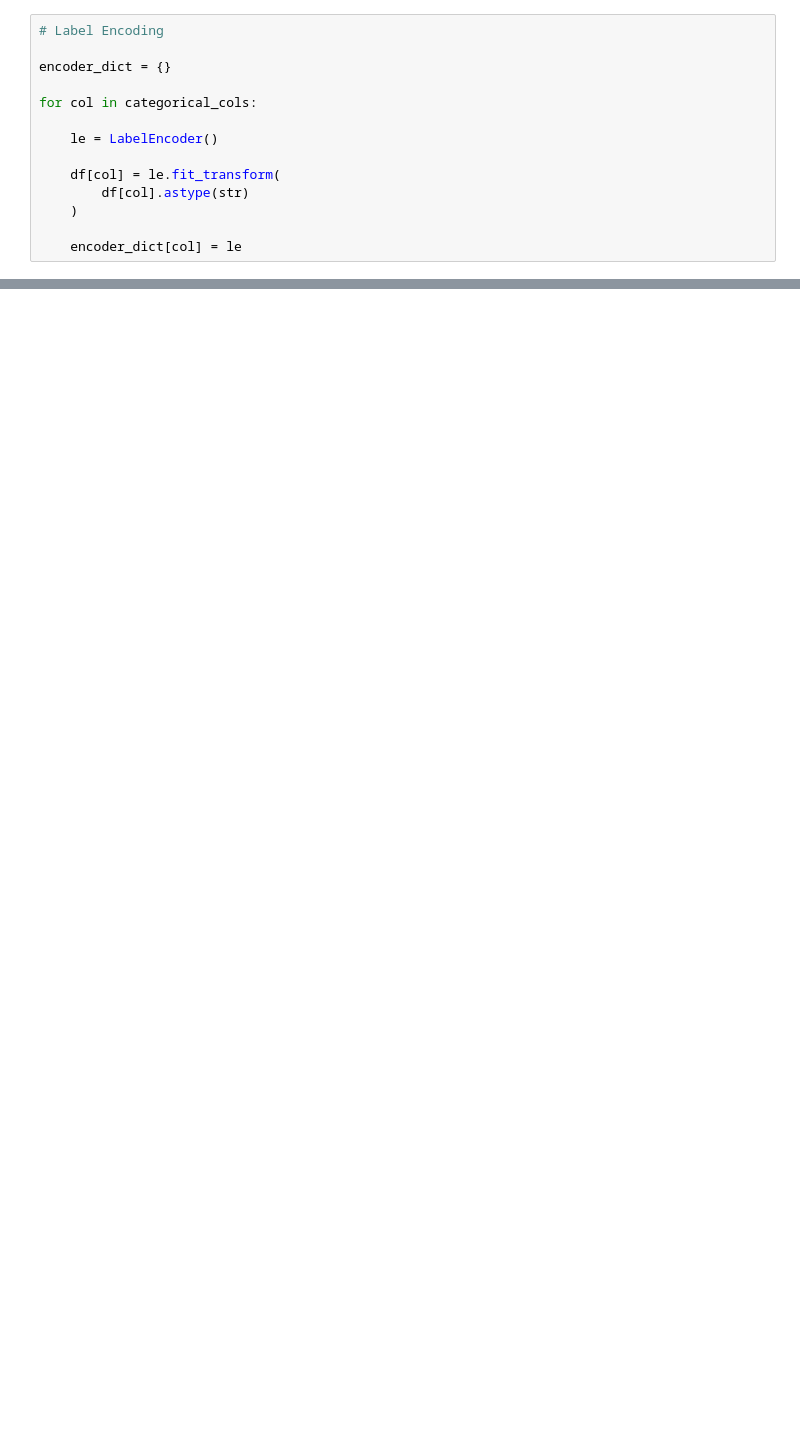
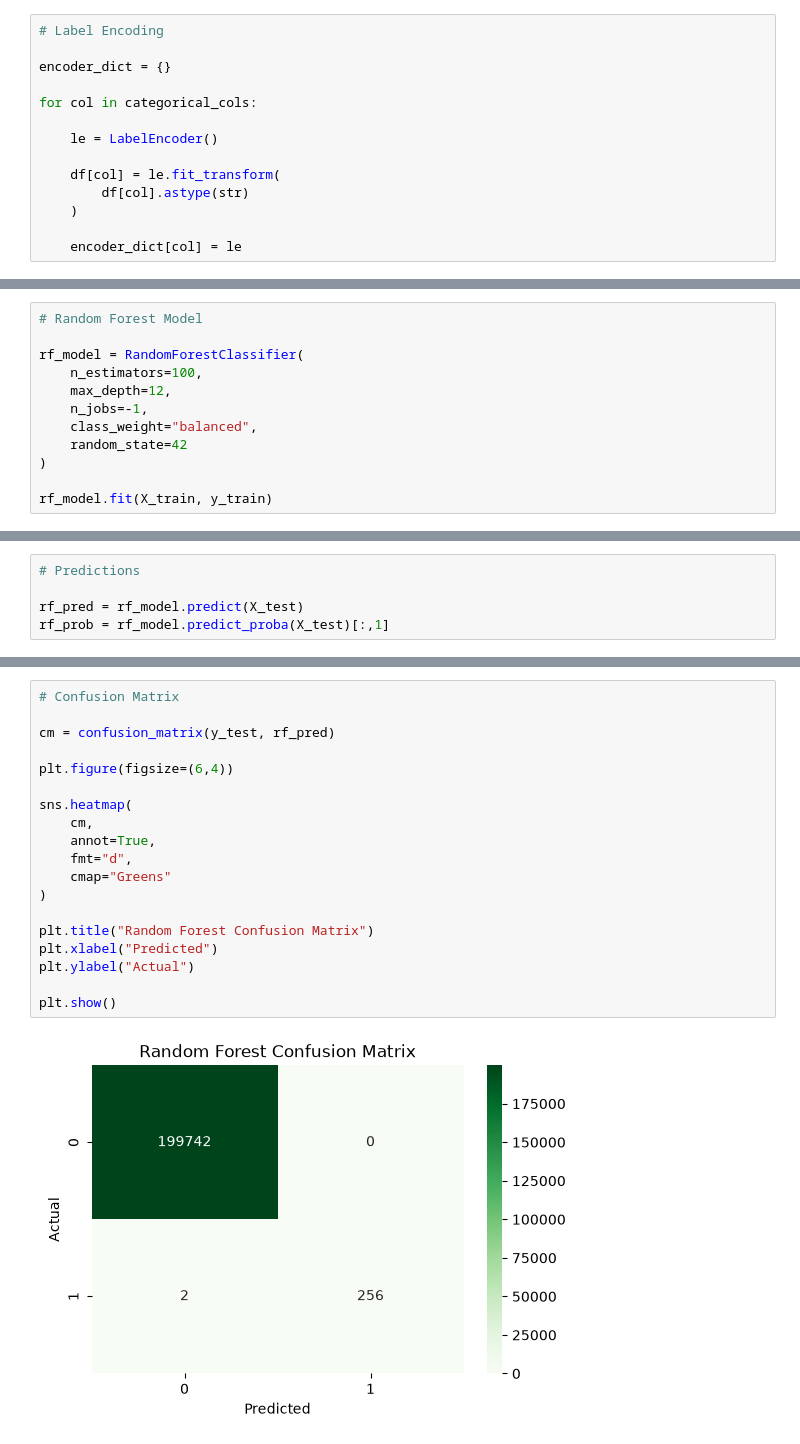
Before and after one commit to sagarmehra69/AI-Powered-Financial-Fraud-Detection-Risk-Analytics-System, a Jupyter notebook: notebooks/03_model_training.ipynb, the cells around one changed output, grey strips where cells are left out. Drawn from its saved outputs; the diff is of its cells as text; blank space fills up the shorter version.

```diff
--- a/notebooks/03_model_training.ipynb
+++ b/notebooks/03_model_training.ipynb
@@ -92,0 +211,12 @@ print(y_test.value_counts())
+# %%
+# Random Forest Model
+
+rf_model = RandomForestClassifier(
+    n_estimators=100,
+    max_depth=12,
+    n_jobs=-1,
+    class_weight="balanced",
+    random_state=42
+)
+
+rf_model.fit(X_train, y_train)
@@ -92,0 +226,5 @@ print(y_test.value_counts())
+# %%
+# Predictions
+
+rf_pred = rf_model.predict(X_test)
+rf_prob = rf_model.predict_proba(X_test)[:,1]
@@ -92,0 +243,21 @@ print(y_test.value_counts())
+# %%
+# Confusion Matrix
+
+cm = confusion_matrix(y_test, rf_pred)
+
+plt.figure(figsize=(6,4))
+
+sns.heatmap(
+    cm,
+    annot=True,
+    fmt="d",
+    cmap="Greens"
+)
+
+plt.title("Random Forest Confusion Matrix")
+plt.xlabel("Predicted")
+plt.ylabel("Actual")
+
+plt.show()
+# %% [output]
+[figure, added]
```
Also changed, not shown: parts of 23 cells of this notebook, 1 other file.
